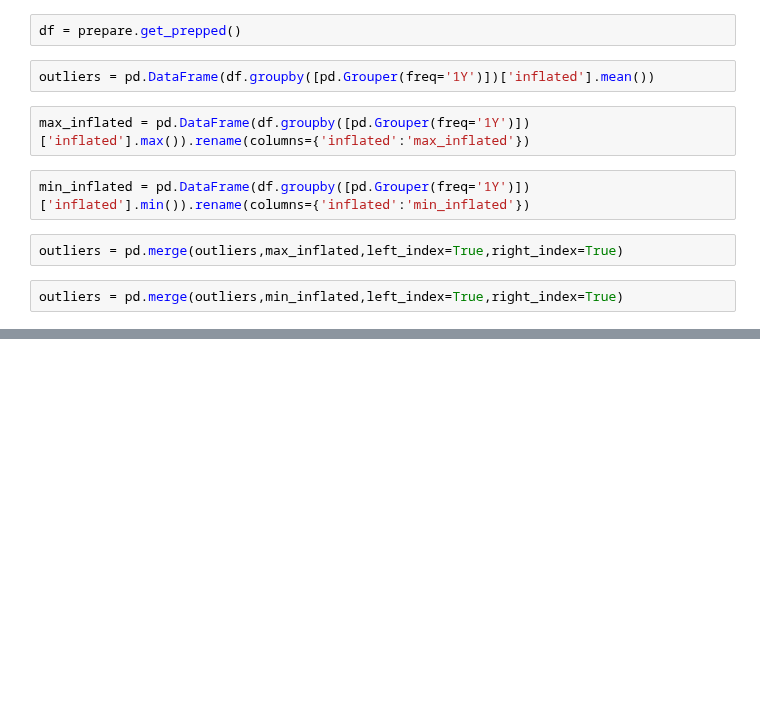
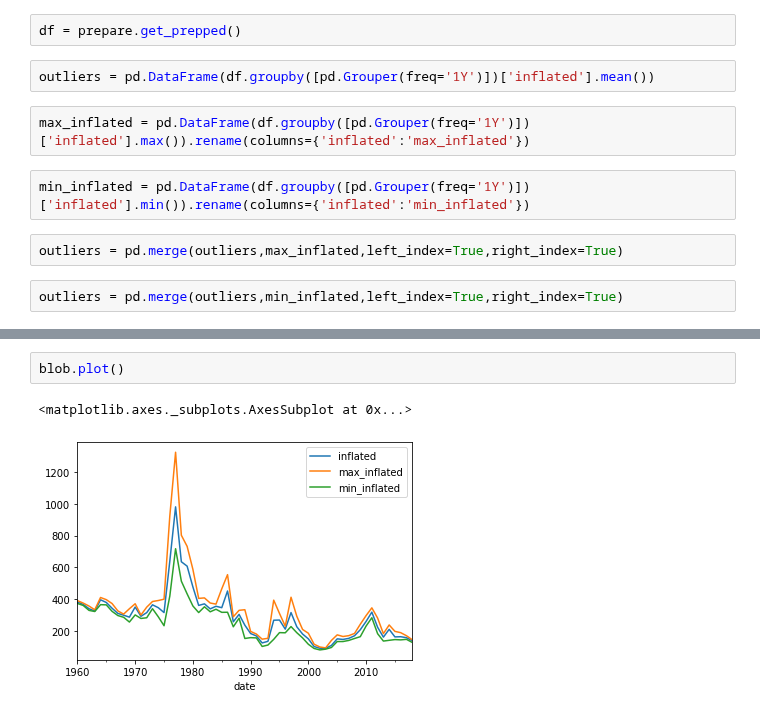
Before and after one commit to Data-Robusta/data-robusta, a Jupyter notebook: jeff_scratch.ipynb, the cells around one changed output, grey strips where cells are left out. Saved outputs shown, nothing was run; the diff lists cells and outputs as text; blank space fills up the shorter version.

```diff
--- a/jeff_scratch.ipynb
+++ b/jeff_scratch.ipynb
@@ -402,0 +403,5 @@ AttributeError: module 'explore' has no attribute 'price_outliers'
+# %%
+blob.plot()
+# %% [output]
+<matplotlib.axes._subplots.AxesSubplot at 0x...>
+[figure, added]
```
Also changed, not shown: parts of 3 cells of this notebook, 2 other files.
